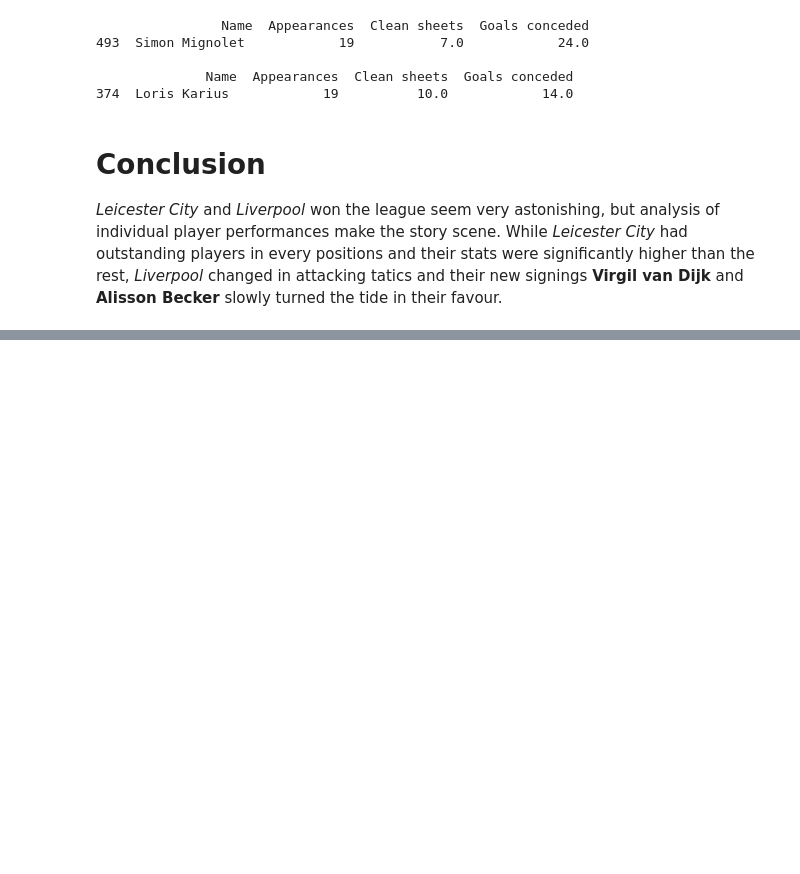
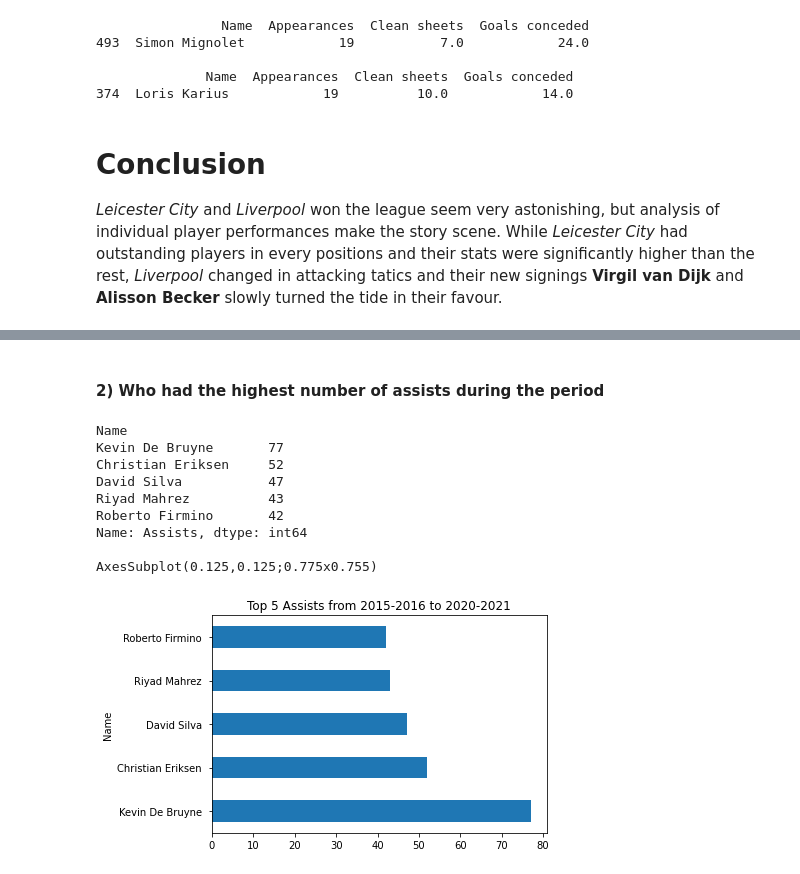
Before and after one commit to ntanh31/Analyze-data-of-Premier-League-players, a Jupyter notebook: EPL Player Statistics.ipynb, the cells around one changed output, grey strips where cells are left out. Cells and saved outputs as stored; diff of their text form; code cells hidden in the pictures; blank space fills up the shorter version.

```diff
--- a/EPL Player Statistics.ipynb
+++ b/EPL Player Statistics.ipynb
@@ -412,0 +444,19 @@ for i in [mignolet17, karius17]:
+# %% [markdown]
+<h4>2) Who had the highest number of assists during the period</h4>
+# %%
+top_assists = pl_15to20.groupby(['Name'])['Assists'].sum().nlargest(5)
+
+top_assists_plot = top_assists.plot(x='Name', y='Assists', kind='barh', title='Top 5 Assists from 2015-2016 to 2020-2021')
+
+print("{}\n\n{}".format(top_assists, top_assists_plot))
+# %% [output]
+Name
+Kevin De Bruyne       77
+Christian Eriksen     52
+David Silva           47
+Riyad Mahrez          43
+Roberto Firmino       42
+Name: Assists, dtype: int64
+
+AxesSubplot(0.125,0.125;0.775x0.755)
+[figure, added]
```
Also changed, not shown: parts of 8 cells of this notebook, 3 other files.
